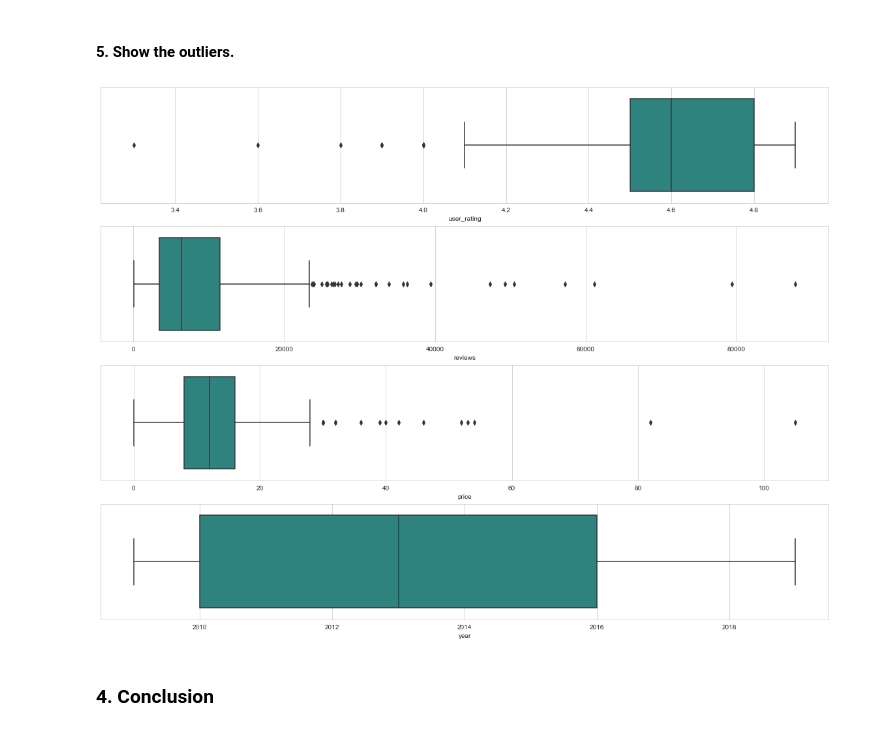
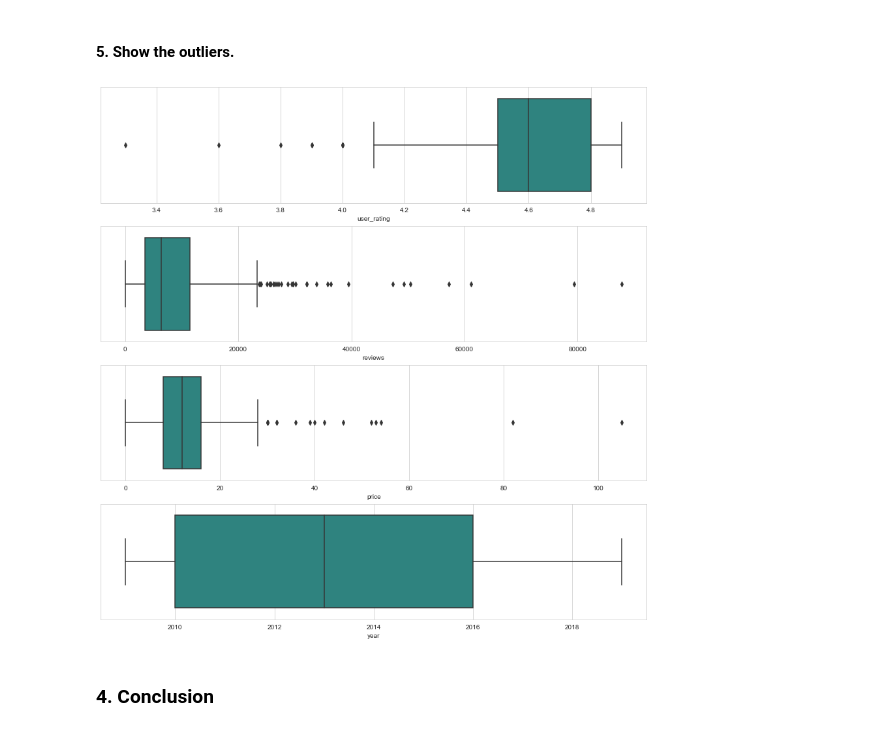
Before and after one commit to lau-ont/EDA-Amazon-Bestseller-Books, a Jupyter notebook: 2-Visualization.ipynb, the cells around one changed output. Cells and saved outputs as stored; diff of their text form; code cells hidden in the pictures.

```diff
--- a/2-Visualization.ipynb
+++ b/2-Visualization.ipynb
@@ -30,6 +30,6 @@ from matplotlib.gridspec import GridSpec
 # %% [markdown]
 ### 2. Loading the Dataset:
 # %%
-df = pd.read_csv("datos/bestsellers1.csv",  index_col= 0)
+df = pd.read_csv("files/bestsellers1.csv")
 df.head()
 # %% [output]
@@ -192,14 +187,14 @@ plt.xlabel("Years");
 # %%
 num = df.select_dtypes(include = np.number)
 
-fig, axes = plt.subplots(4,1, figsize = (20,15))
+fig, axes = plt.subplots(4,1, figsize = (15,15))
 
 for i in range(len(num.columns)):
     sns.boxplot(x=num.columns[i], data = df, ax = axes[i], palette = 'viridis')
 
 plt.show()
 # %% [output]
-[figure, old version]
+[figure, new version]
 # %% [markdown]
 ### 4. Conclusion
 # %% [markdown]
```
Also changed, not shown: parts of 5 cells of this notebook, 9 other files.
